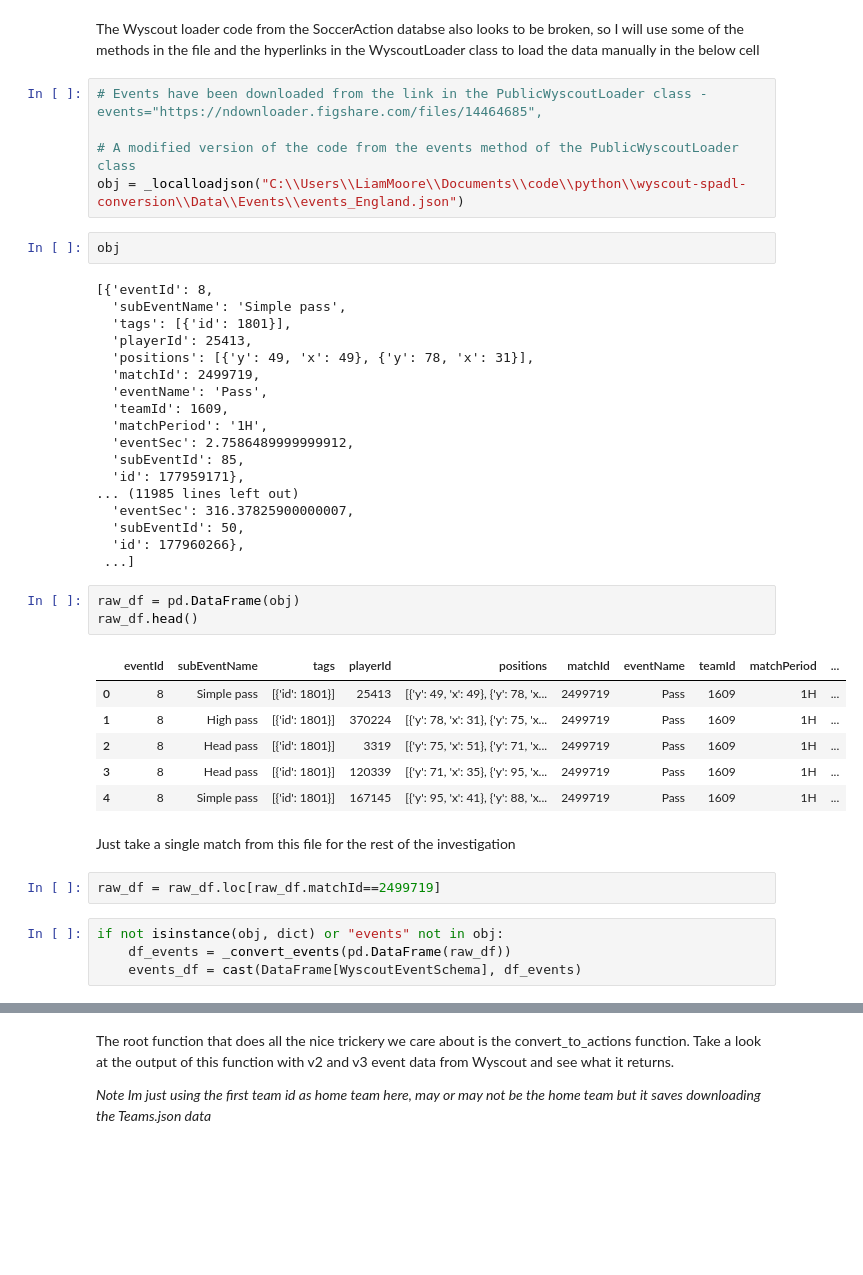
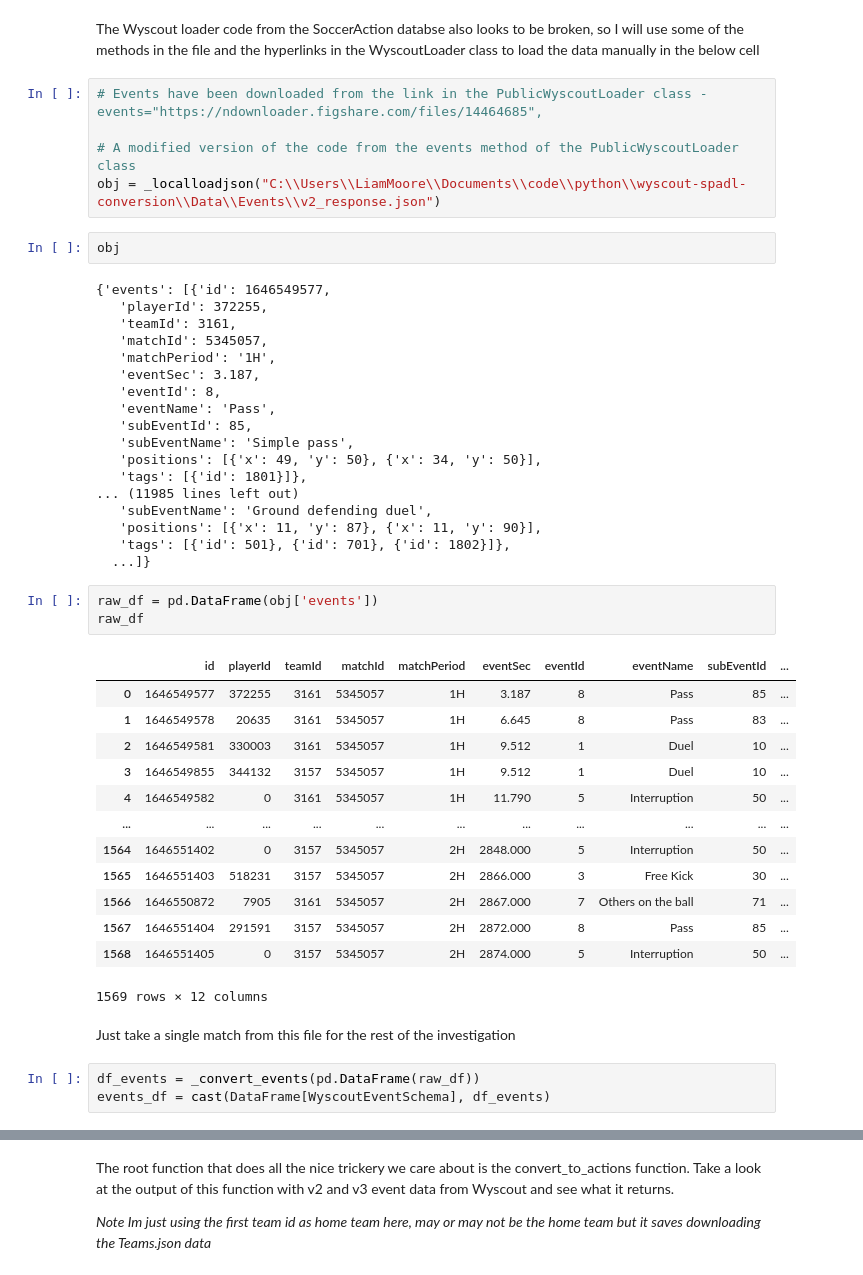
Before and after one commit to liammoore44/wyscout-spadl-conversion, a Jupyter notebook: test_notebooks/Wyscout-conversion.ipynb, the cells around one changed output, grey strips where cells are left out. Cells and saved outputs as stored; diff of their text form; blank space fills up the shorter version.

```diff
--- a/test_notebooks/Wyscout-conversion.ipynb
+++ b/test_notebooks/Wyscout-conversion.ipynb
@@ -164,45 +164,49 @@ The Wyscout loader code from the SoccerAction databse also looks to be broken, s
 # Events have been downloaded from the link in the PublicWyscoutLoader class - events="https://ndownloader.figshare.com/files/14464685",
 
 # A modified version of the code from the events method of the PublicWyscoutLoader class
-obj = _localloadjson("C:\\Users\\LiamMoore\\Documents\\code\\python\\wyscout-spadl-conversion\\Data\\Events\\events_England.json")
+obj = _localloadjson("C:\\Users\\LiamMoore\\Documents\\code\\python\\wyscout-spadl-conversion\\Data\\Events\\v2_response.json")
 # %%
 obj
 # %% [output]
-[{'eventId': 8,
-  'subEventName': 'Simple pass',
-  'tags': [{'id': 1801}],
-  'playerId': 25413,
-  'positions': [{'y': 49, 'x': 49}, {'y': 78, 'x': 31}],
-  'matchId': 2499719,
-  'eventName': 'Pass',
-  'teamId': 1609,
-  'matchPeriod': '1H',
-  'eventSec': 2.7586489999999912,
-  'subEventId': 85,
-  'id': 177959171},
+{'events': [{'id': 1646549577,
+   'playerId': 372255,
+   'teamId': 3161,
+   'matchId': 5345057,
+   'matchPeriod': '1H',
+   'eventSec': 3.187,
+   'eventId': 8,
+   'eventName': 'Pass',
+   'subEventId': 85,
+   'subEventName': 'Simple pass',
+   'positions': [{'x': 49, 'y': 50}, {'x': 34, 'y': 50}],
+   'tags': [{'id': 1801}]},
 ... (11985 lines left out)
-  'eventSec': 316.37825900000007,
-  'subEventId': 50,
-  'id': 177960266},
- ...]
+   'subEventName': 'Ground defending duel',
+   'positions': [{'x': 11, 'y': 87}, {'x': 11, 'y': 90}],
+   'tags': [{'id': 501}, {'id': 701}, {'id': 1802}]},
+  ...]}
 # %%
-raw_df = pd.DataFrame(obj)
-raw_df.head()
+raw_df = pd.DataFrame(obj['events'])
+raw_df
 # %% [output]
-|  | eventId | subEventName | tags | playerId | positions | matchId | eventName | teamId | matchPeriod | ... |
-| 0 | 8 | Simple pass | [{'id': 1801}] | 25413 | [{'y': 49, 'x': 49}, {'y': 78, 'x... | 2499719 | Pass | 1609 | 1H | ... |
-| 1 | 8 | High pass | [{'id': 1801}] | 370224 | [{'y': 78, 'x': 31}, {'y': 75, 'x... | 2499719 | Pass | 1609 | 1H | ... |
-| 2 | 8 | Head pass | [{'id': 1801}] | 3319 | [{'y': 75, 'x': 51}, {'y': 71, 'x... | 2499719 | Pass | 1609 | 1H | ... |
-| 3 | 8 | Head pass | [{'id': 1801}] | 120339 | [{'y': 71, 'x': 35}, {'y': 95, 'x... | 2499719 | Pass | 1609 | 1H | ... |
-| 4 | 8 | Simple pass | [{'id': 1801}] | 167145 | [{'y': 95, 'x': 41}, {'y': 88, 'x... | 2499719 | Pass | 1609 | 1H | ... |
+|  | id | playerId | teamId | matchId | matchPeriod | eventSec | eventId | eventName | subEventId | ... |
+| 0 | 1646549577 | 372255 | 3161 | 5345057 | 1H | 3.187 | 8 | Pass | 85 | ... |
+| 1 | 1646549578 | 20635 | 3161 | 5345057 | 1H | 6.645 | 8 | Pass | 83 | ... |
+| 2 | 1646549581 | 330003 | 3161 | 5345057 | 1H | 9.512 | 1 | Duel | 10 | ... |
+| 3 | 1646549855 | 344132 | 3157 | 5345057 | 1H | 9.512 | 1 | Duel | 10 | ... |
+| 4 | 1646549582 | 0 | 3161 | 5345057 | 1H | 11.790 | 5 | Interruption | 50 | ... |
+| ... | ... | ... | ... | ... | ... | ... | ... | ... | ... | ... |
+| 1564 | 1646551402 | 0 | 3157 | 5345057 | 2H | 2848.000 | 5 | Interruption | 50 | ... |
+| 1565 | 1646551403 | 518231 | 3157 | 5345057 | 2H | 2866.000 | 3 | Free Kick | 30 | ... |
+| 1566 | 1646550872 | 7905 | 3161 | 5345057 | 2H | 2867.000 | 7 | Others on the ball | 71 | ... |
+| 1567 | 1646551404 | 291591 | 3157 | 5345057 | 2H | 2872.000 | 8 | Pass | 85 | ... |
+| 1568 | 1646551405 | 0 | 3157 | 5345057 | 2H | 2874.000 | 5 | Interruption | 50 | ... |
+1569 rows × 12 columns
 # %% [markdown]
 Just take a single match from this file for the rest of the investigation
-# %%
-raw_df = raw_df.loc[raw_df.matchId==2499719]
 # %%
-if not isinstance(obj, dict) or "events" not in obj:
-    df_events = _convert_events(pd.DataFrame(raw_df))
-    events_df = cast(DataFrame[WyscoutEventSchema], df_events)
+df_events = _convert_events(pd.DataFrame(raw_df))
+events_df = cast(DataFrame[WyscoutEventSchema], df_events)
 # %%
 # check if there is a single row for each event ie - nothing has been exploded
 len(events_df), events_df.event_id.nunique()
```
Also changed, not shown: parts of 20 cells of this notebook, 1 other file.
